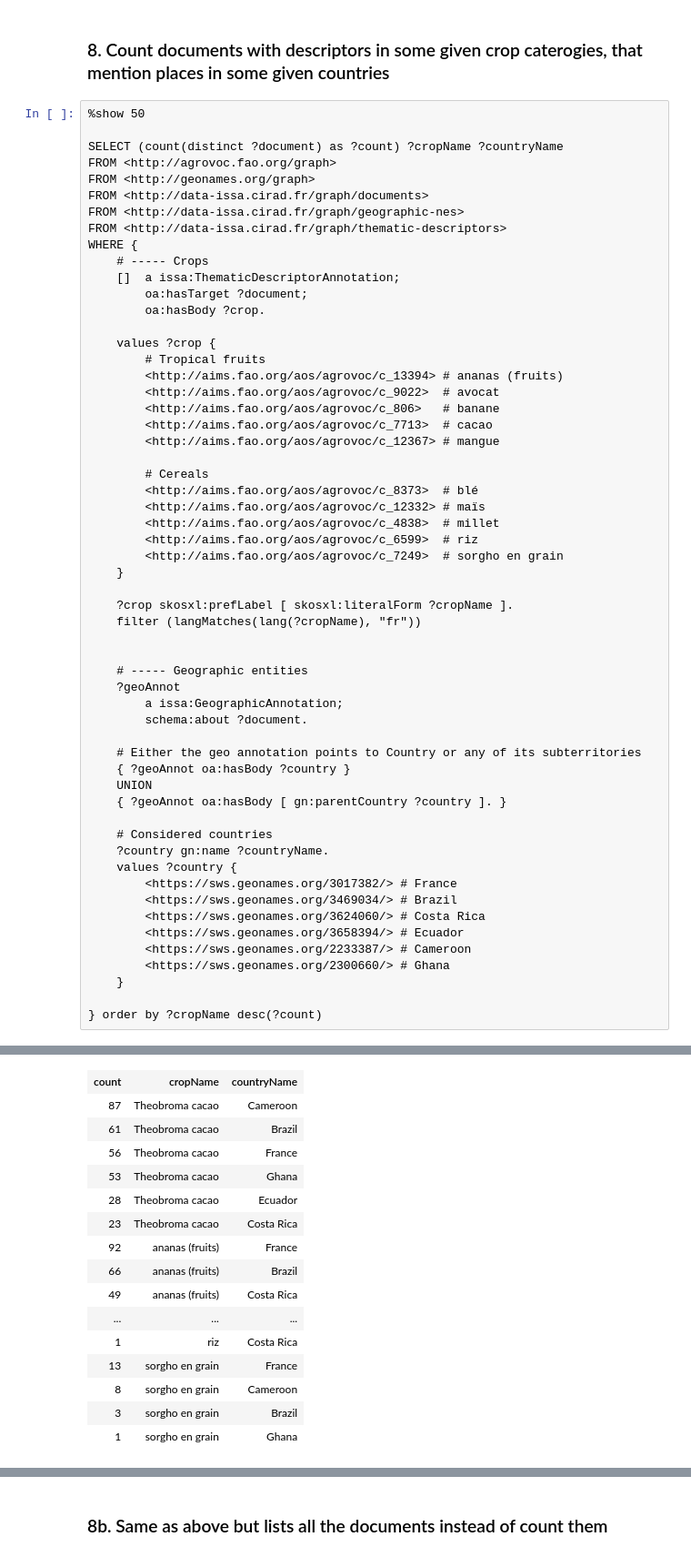
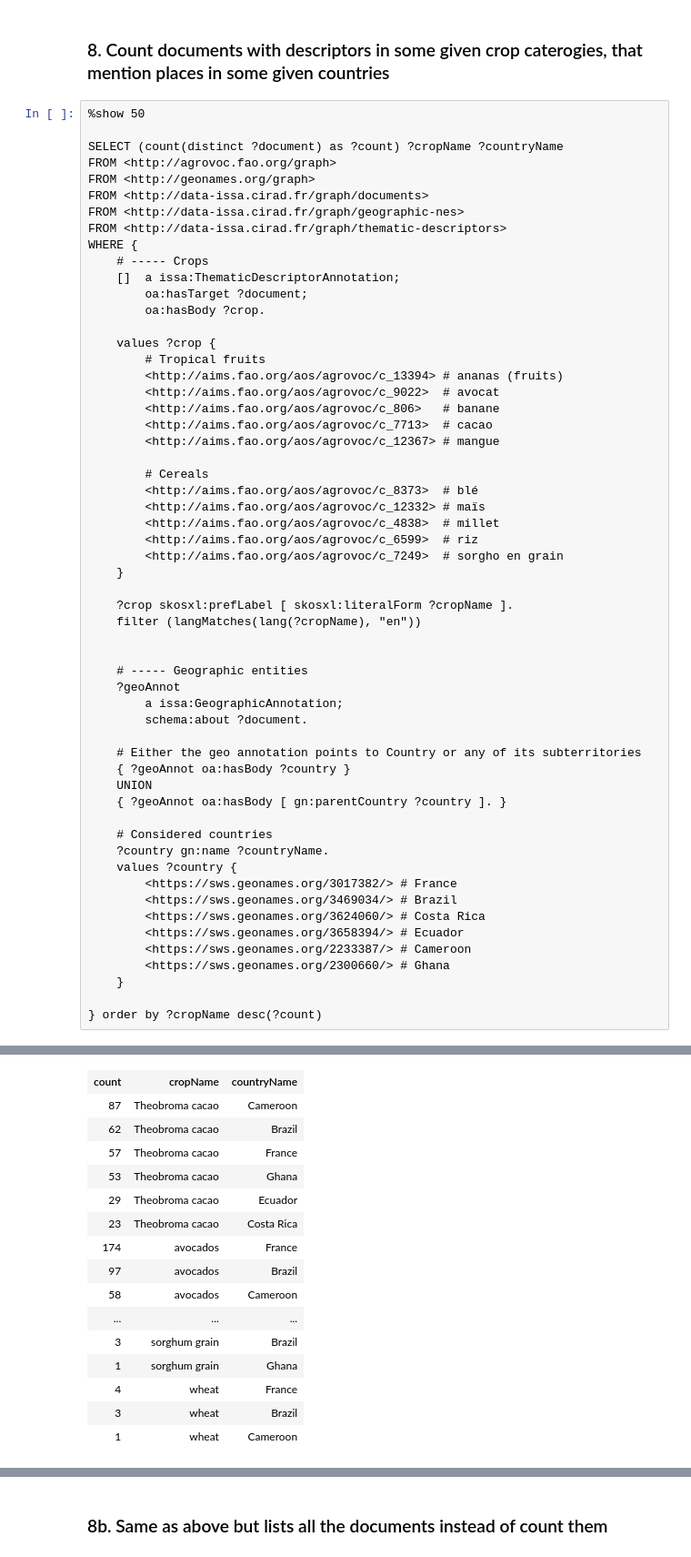
Before and after one commit to issa-project/issa-pipeline, a Jupyter notebook: notebooks/issa-geographic-NEs.ipynb, the cells around one changed output, grey strips where cells are left out. Shown at 91% size. Cells and saved outputs as stored; diff of their text form.

```diff
--- a/notebooks/issa-geographic-NEs.ipynb
+++ b/notebooks/issa-geographic-NEs.ipynb
@@ -434,49 +468,49 @@ WHERE {
     }
 
     ?crop skosxl:prefLabel [ skosxl:literalForm ?cropName ].
-    filter (langMatches(lang(?cropName), "fr"))
+    filter (langMatches(lang(?cropName), "en"))
 
 
     # ----- Geographic entities
     ?geoAnnot
         a issa:GeographicAnnotation;
         schema:about ?document.
 
     # Either the geo annotation points to Country or any of its subterritories
     { ?geoAnnot oa:hasBody ?country }
     UNION
     { ?geoAnnot oa:hasBody [ gn:parentCountry ?country ]. }
 
     # Considered countries
     ?country gn:name ?countryName.
     values ?country {
         <https://sws.geonames.org/3017382/> # France
         <https://sws.geonames.org/3469034/> # Brazil
         <https://sws.geonames.org/3624060/> # Costa Rica
         <https://sws.geonames.org/3658394/> # Ecuador
         <https://sws.geonames.org/2233387/> # Cameroon
         <https://sws.geonames.org/2300660/> # Ghana
     }
 
 } order by ?cropName desc(?count)
 # %% [output]
 Result maximum size: 50
 | count | cropName | countryName |
 | 87 | Theobroma cacao | Cameroon |
-| 61 | Theobroma cacao | Brazil |
-| 56 | Theobroma cacao | France |
+| 62 | Theobroma cacao | Brazil |
+| 57 | Theobroma cacao | France |
 | 53 | Theobroma cacao | Ghana |
-| 28 | Theobroma cacao | Ecuador |
+| 29 | Theobroma cacao | Ecuador |
 | 23 | Theobroma cacao | Costa Rica |
-| 92 | ananas (fruits) | France |
-| 66 | ananas (fruits) | Brazil |
-| 49 | ananas (fruits) | Costa Rica |
+| 174 | avocados | France |
+| 97 | avocados | Brazil |
+| 58 | avocados | Cameroon |
 | ... | ... | ... |
-| 1 | riz | Costa Rica |
-| 13 | sorgho en grain | France |
-| 8 | sorgho en grain | Cameroon |
-| 3 | sorgho en grain | Brazil |
-| 1 | sorgho en grain | Ghana |
+| 3 | sorghum grain | Brazil |
+| 1 | sorghum grain | Ghana |
+| 4 | wheat | France |
+| 3 | wheat | Brazil |
+| 1 | wheat | Cameroon |
 Total: 48, Shown: 48
 # %% [markdown]
 ### 8b. Same as above but lists all the documents instead of count them
```
Also changed, not shown: parts of 5 cells of this notebook.
